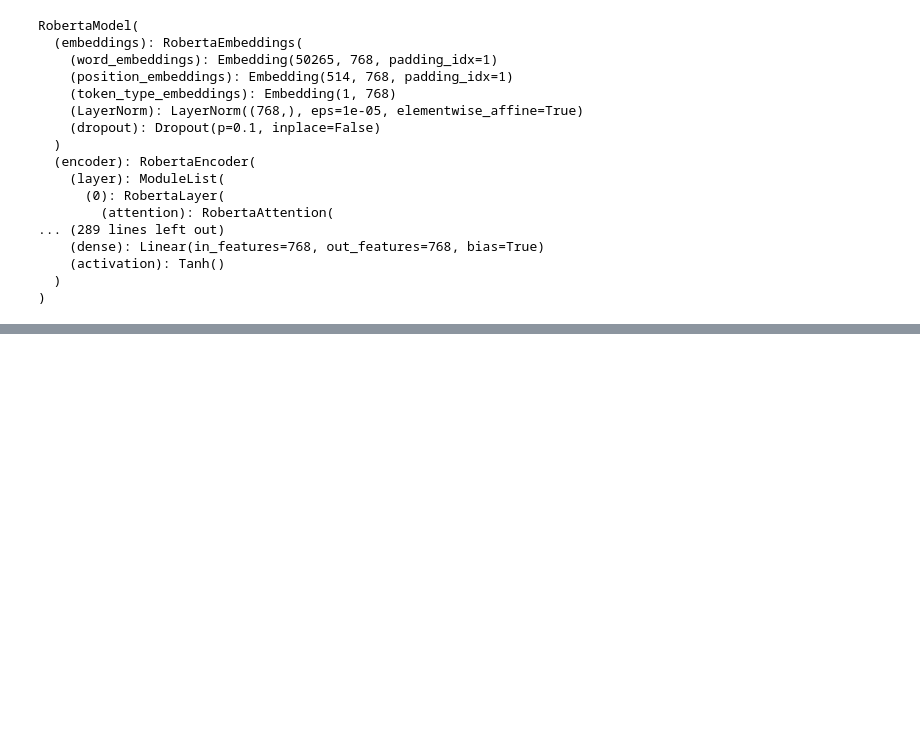
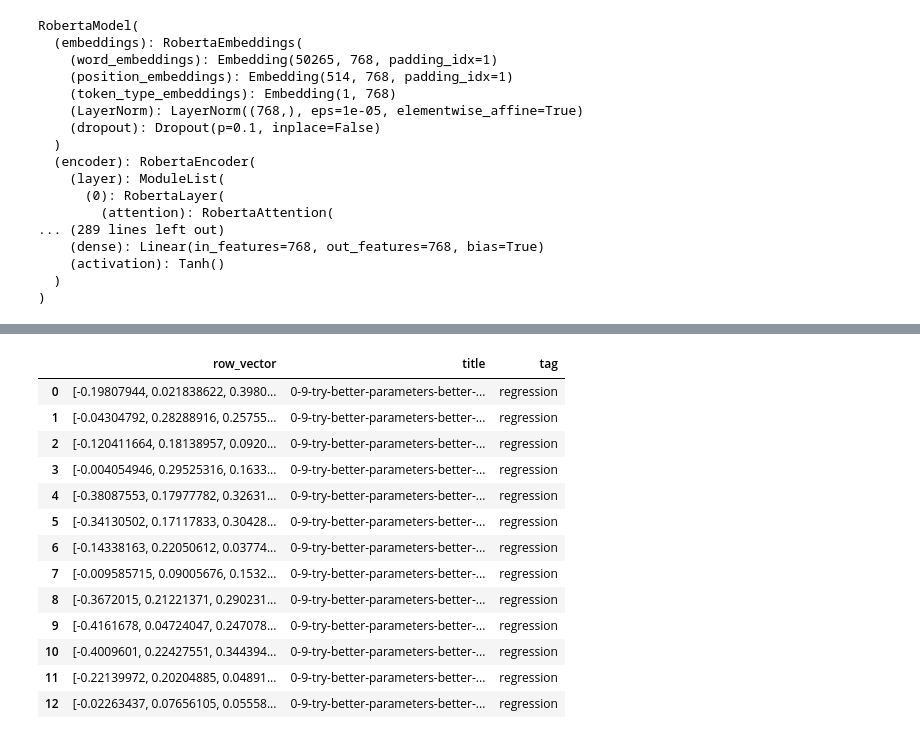
Before and after one commit to dikraMasrour/NotebookDocGen, a Jupyter notebook: Classification_Task/notebooks/09-Improving_results.ipynb, the cells around one changed output, grey strips where cells are left out. Cells and saved outputs as stored; diff of their text form; code cells hidden in the pictures; blank space fills up the shorter version.

```diff
--- a/Classification_Task/notebooks/09-Improving_results.ipynb
+++ b/Classification_Task/notebooks/09-Improving_results.ipynb
@@ -410,0 +410,15 @@ whole_df = interm_df01.drop(['title'],axis=1)
+# %%
+def embed_single_chunk(chunk):
+
+    '''
+    gets a tokenized text chunk (code or md) and returns embeddings tensor
+
+    '''
+
+    tokens = [tokenizer.cls_token] + chunk + [tokenizer.sep_token]
+
+    tokens_ids = tokenizer.convert_tokens_to_ids(tokens)
+    row_embeddings = model(torch.tensor(tokens_ids)[None,:])[0]
+
+    if row_embeddings is not None:
+        return row_embeddings
@@ -437,0 +464,19 @@ technique_data = construct_final_df(technique_df)
+# %%
+row_avg_embedding = []
+for row in data_tech.index:
+    chunks = chunking(510, data_tech.loc[row, 'source'])
+
+    # the row is under 512
+    if type(chunks) == str:
+        embedding = embed_single_row(chunks)
+        row_avg_embedding.append((average_embeddings_on_chunks(embedding),data_tech.loc[row, 'title'], data_tech.loc[row, 'tag']))
+
+    # the row is over 512 and has been chunked
+    elif type(chunks) == list:
+        for chunk in chunks:
+            embedding = embed_single_chunk(chunk)
+            row_avg_embedding.append((average_embeddings_on_chunks(embedding),data_tech.loc[row, 'title'], data_tech.loc[row, 'tag']))
+
+    print(row)
+# build intermediary dataframe of averaged row vectors, titles and tags
+interm_df01 = pd.DataFrame(row_avg_embedding, columns = ['row_vector', 'title', 'tag'])
@@ -438,2 +501,17 @@ technique_data = construct_final_df(technique_df)
 # %%
-technique_data.to_csv('../data/technique_data_2.csv')
+interm_df01.to_csv("../data/embed_data.csv")
+# %% [output]
+|  | row_vector | title | tag |
+| 0 | [-0.19807944, 0.021838622, 0.3980... | 0-9-try-better-parameters-better-... | regression |
+| 1 | [-0.04304792, 0.28288916, 0.25755... | 0-9-try-better-parameters-better-... | regression |
+| 2 | [-0.120411664, 0.18138957, 0.0920... | 0-9-try-better-parameters-better-... | regression |
+| 3 | [-0.004054946, 0.29525316, 0.1633... | 0-9-try-better-parameters-better-... | regression |
+| 4 | [-0.38087553, 0.17977782, 0.32631... | 0-9-try-better-parameters-better-... | regression |
+| 5 | [-0.34130502, 0.17117833, 0.30428... | 0-9-try-better-parameters-better-... | regression |
+| 6 | [-0.14338163, 0.22050612, 0.03774... | 0-9-try-better-parameters-better-... | regression |
+| 7 | [-0.009585715, 0.09005676, 0.1532... | 0-9-try-better-parameters-better-... | regression |
+| 8 | [-0.3672015, 0.21221371, 0.290231... | 0-9-try-better-parameters-better-... | regression |
+| 9 | [-0.4161678, 0.04724047, 0.247078... | 0-9-try-better-parameters-better-... | regression |
+| 10 | [-0.4009601, 0.22427551, 0.344394... | 0-9-try-better-parameters-better-... | regression |
+| 11 | [-0.22139972, 0.20204885, 0.04891... | 0-9-try-better-parameters-better-... | regression |
+| 12 | [-0.02263437, 0.07656105, 0.05558... | 0-9-try-better-parameters-better-... | regression |
```
Also changed, not shown: parts of 35 cells of this notebook, 1 other file.
